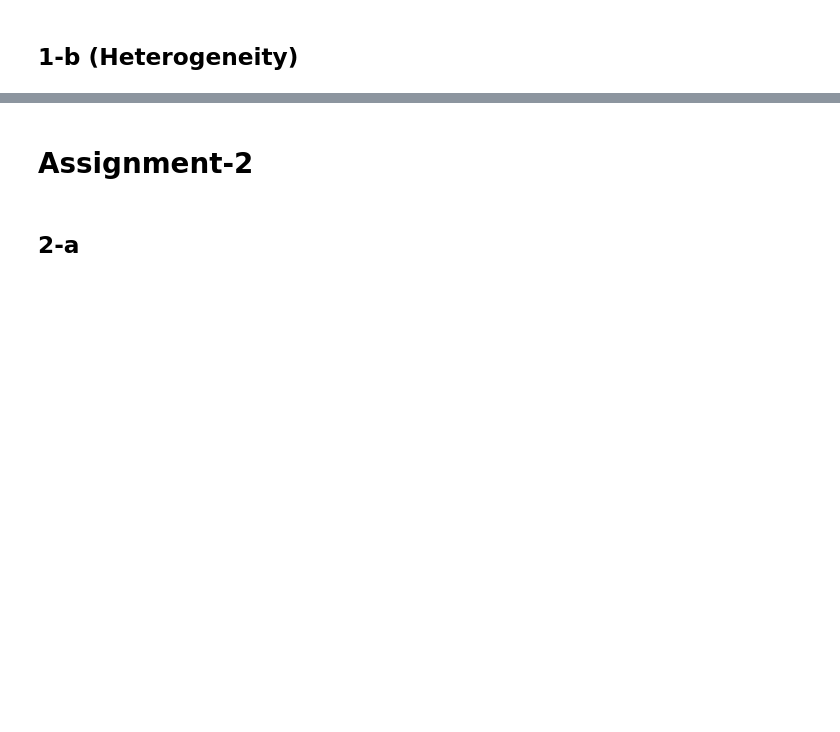
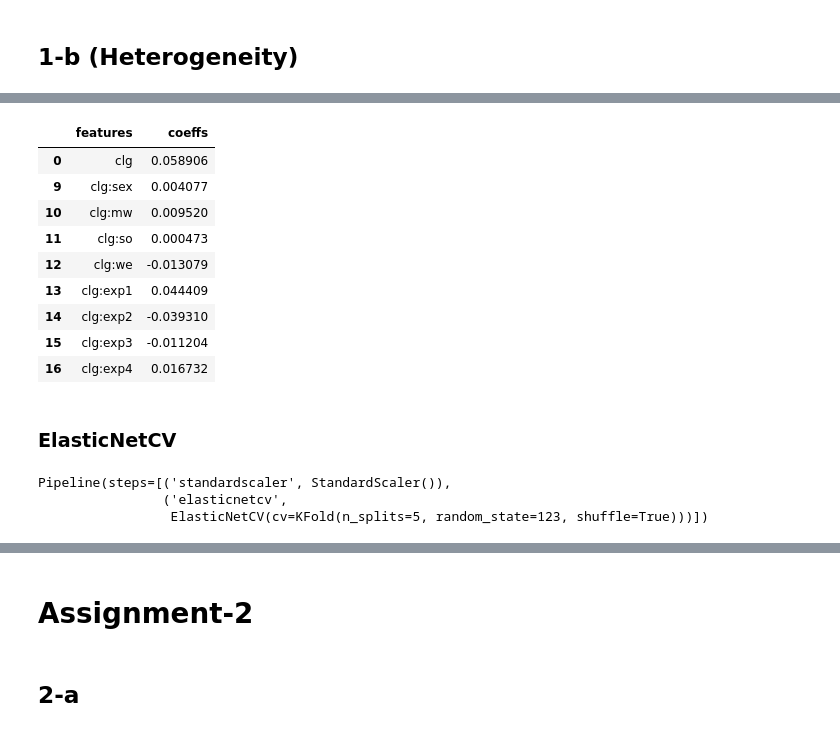
Before and after one commit to pradyumna-singh/MetricsMLNotebooks, a Jupyter notebook: hw/hw-2/HW-2.ipynb, the cells around one changed output, grey strips where cells are left out. Drawn from its saved outputs; the diff is of its cells as text; code cells hidden in the pictures; blank space fills up the shorter version.

```diff
--- a/hw/hw-2/HW-2.ipynb
+++ b/hw/hw-2/HW-2.ipynb
@@ -315,0 +332,2 @@ for c in interaction_cols:
+# %%
+ridge_cv = make_pipeline(StandardScaler(), RidgeCV(cv=cv))
@@ -315,0 +341,16 @@ for c in interaction_cols:
+# %%
+results = pd.DataFrame(zip(X.columns, ridge_cv[-1].coef_[0]), columns=["features", "coeffs"])
+results[results["features"].str.contains("clg")]
+# %% [output]
+|  | features | coeffs |
+| 0 | clg | 0.058906 |
+| 9 | clg:sex | 0.004077 |
+| 10 | clg:mw | 0.009520 |
+| 11 | clg:so | 0.000473 |
+| 12 | clg:we | -0.013079 |
+| 13 | clg:exp1 | 0.044409 |
+| 14 | clg:exp2 | -0.039310 |
+| 15 | clg:exp3 | -0.011204 |
+| 16 | clg:exp4 | 0.016732 |
+# %% [markdown]
+### ElasticNetCV
@@ -315,0 +359,6 @@ for c in interaction_cols:
+# %%
+elastic_cv.fit(X, y.reshape(-1,1))
+# %% [output]
+Pipeline(steps=[('standardscaler', StandardScaler()),
+                ('elasticnetcv',
+                 ElasticNetCV(cv=KFold(n_splits=5, random_state=123, shuffle=True)))])
```
Also changed, not shown: parts of 55 cells of this notebook.
